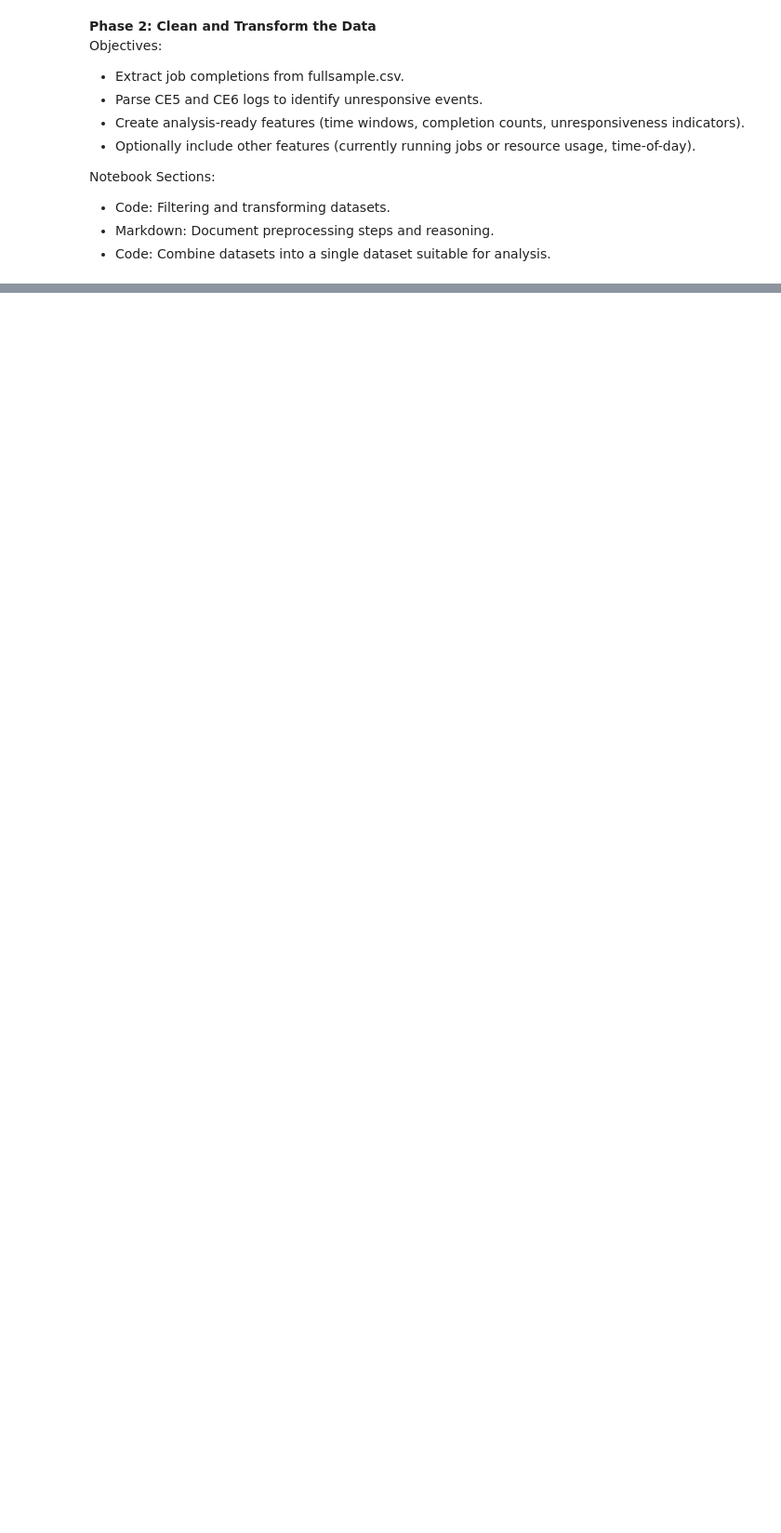
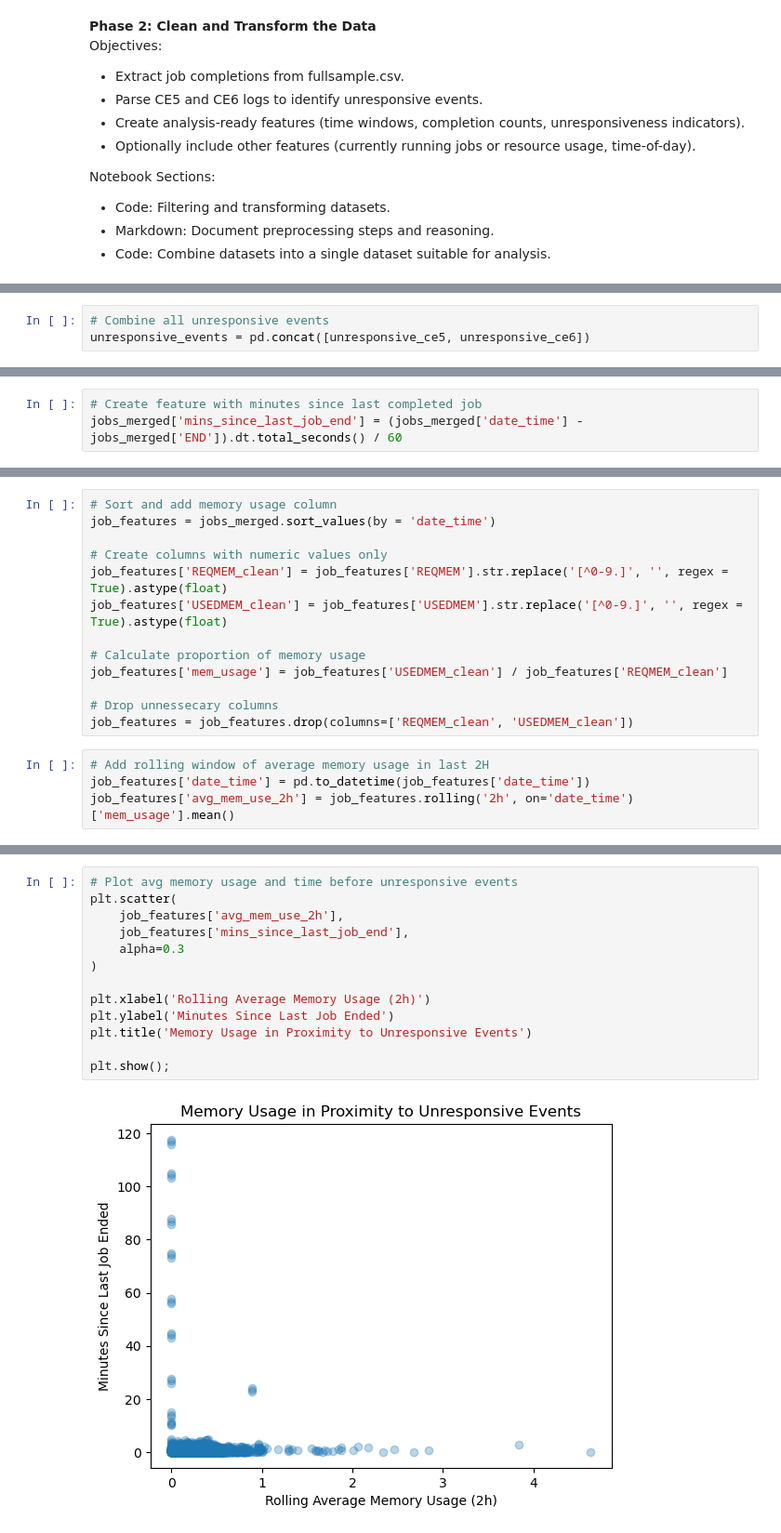
Before and after one commit to nss-data-science-cohort-9/accre-Grantalan, a Jupyter notebook: notebooks/accres_data_project.ipynb, the cells around one changed output, grey strips where cells are left out. Shown at 93% size. Saved outputs shown, nothing was run; the diff lists cells and outputs as text; blank space fills up the shorter version.

```diff
--- a/notebooks/accres_data_project.ipynb
+++ b/notebooks/accres_data_project.ipynb
@@ -243,0 +231,3 @@ A single Jupyter notebook that includes:
+# %%
+# Combine all unresponsive events
+unresponsive_events = pd.concat([unresponsive_ce5, unresponsive_ce6])
@@ -243,0 +270,3 @@ A single Jupyter notebook that includes:
+# %%
+# Create feature with minutes since last completed job
+jobs_merged['mins_since_last_job_end'] = (jobs_merged['date_time'] - jobs_merged['END']).dt.total_seconds() / 60
@@ -243,0 +285,17 @@ A single Jupyter notebook that includes:
+# %%
+# Sort and add memory usage column
+job_features = jobs_merged.sort_values(by = 'date_time')
+
+# Create columns with numeric values only
+job_features['REQMEM_clean'] = job_features['REQMEM'].str.replace('[^0-9.]', '', regex = True).astype(float)
+job_features['USEDMEM_clean'] = job_features['USEDMEM'].str.replace('[^0-9.]', '', regex = True).astype(float)
+
+# Calculate proportion of memory usage
+job_features['mem_usage'] = job_features['USEDMEM_clean'] / job_features['REQMEM_clean']
+
+# Drop unnessecary columns
+job_features = job_features.drop(columns=['REQMEM_clean', 'USEDMEM_clean'])
+# %%
+# Add rolling window of average memory usage in last 2H
+job_features['date_time'] = pd.to_datetime(job_features['date_time'])
+job_features['avg_mem_use_2h'] = job_features.rolling('2h', on='date_time')['mem_usage'].mean()
@@ -243,0 +324,15 @@ A single Jupyter notebook that includes:
+# %%
+# Plot avg memory usage and time before unresponsive events
+plt.scatter(
+    job_features['avg_mem_use_2h'],
+    job_features['mins_since_last_job_end'],
+    alpha=0.3
+)
+
+plt.xlabel('Rolling Average Memory Usage (2h)')
+plt.ylabel('Minutes Since Last Job Ended')
+plt.title('Memory Usage in Proximity to Unresponsive Events')
+
+plt.show();
+# %% [output]
+[figure, added]
```
Also changed, not shown: parts of 40 cells of this notebook.
